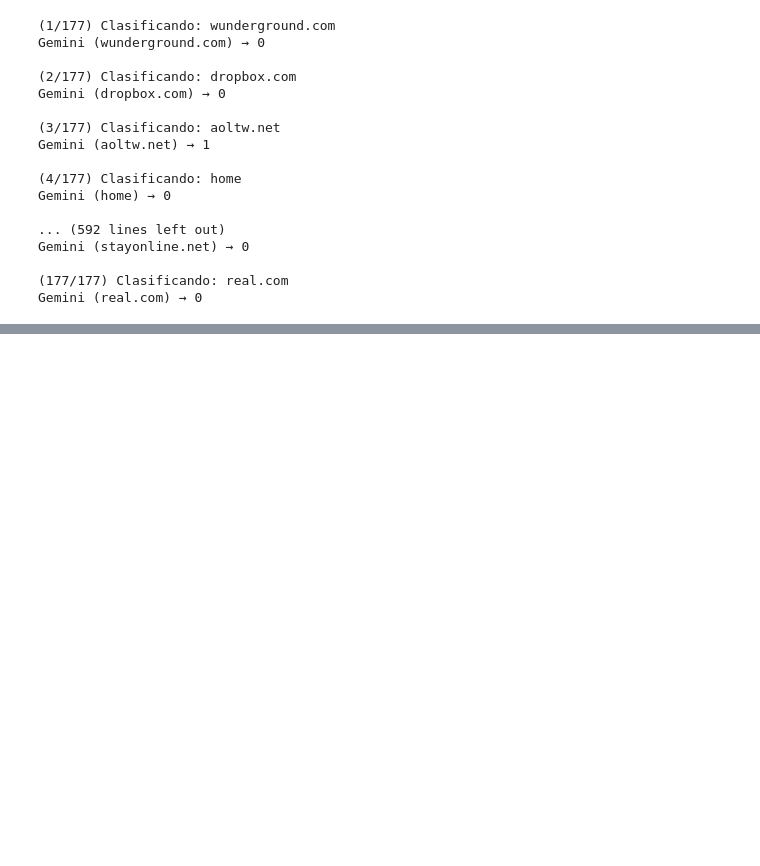
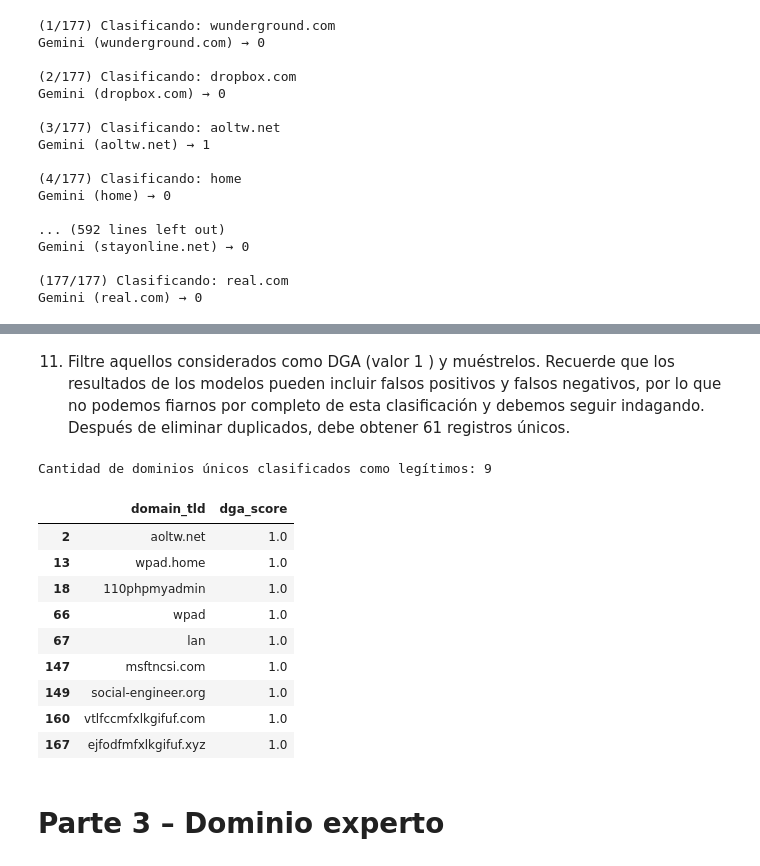
Before and after one commit to AGM54/Laboratorio-5-Threat-Hunting-with-Data-Science, a Jupyter notebook: lab.ipynb, the cells around one changed output, grey strips where cells are left out. Drawn from its saved outputs; the diff is of its cells as text; code cells hidden in the pictures; blank space fills up the shorter version.

```diff
--- a/lab.ipynb
+++ b/lab.ipynb
@@ -313,0 +319,3 @@ df_resultados.to_csv("clasificacion_dga_completa.csv", index=False)
+# %%
+df_resultados = pd.read_csv("clasificacion_dga_completa.csv")
+df_resultados.head()
@@ -313,0 +331,28 @@ df_resultados.to_csv("clasificacion_dga_completa.csv", index=False)
+# %% [markdown]
+11. Filtre aquellos considerados como DGA (valor 1 ) y muéstrelos. Recuerde que los resultados
+de los modelos pueden incluir falsos positivos y falsos negativos, por lo que no podemos
+fiarnos por completo de esta clasificación y debemos seguir indagando. Después de eliminar
+duplicados, debe obtener 61 registros únicos.
+# %%
+
+df_legitimos = df_resultados[df_resultados["dga_score"] == 1]
+
+
+df_legitimos_unicos = df_legitimos.drop_duplicates(subset=["domain_tld"])
+
+print(f"Cantidad de dominios únicos clasificados como legítimos: {len(df_legitimos_unicos)}")
+df_legitimos_unicos.head(10)
+# %% [output]
+Cantidad de dominios únicos clasificados como legítimos: 9
+|  | domain_tld | dga_score |
+| 2 | aoltw.net | 1.0 |
+| 13 | wpad.home | 1.0 |
+| 18 | 110phpmyadmin | 1.0 |
+| 66 | wpad | 1.0 |
+| 67 | lan | 1.0 |
+| 147 | msftncsi.com | 1.0 |
+| 149 | social-engineer.org | 1.0 |
+| 160 | vtlfccmfxlkgifuf.com | 1.0 |
+| 167 | ejfodfmfxlkgifuf.xyz | 1.0 |
+# %% [markdown]
+# Parte 3 – Dominio experto
```
Also changed, not shown: parts of 23 cells of this notebook.
